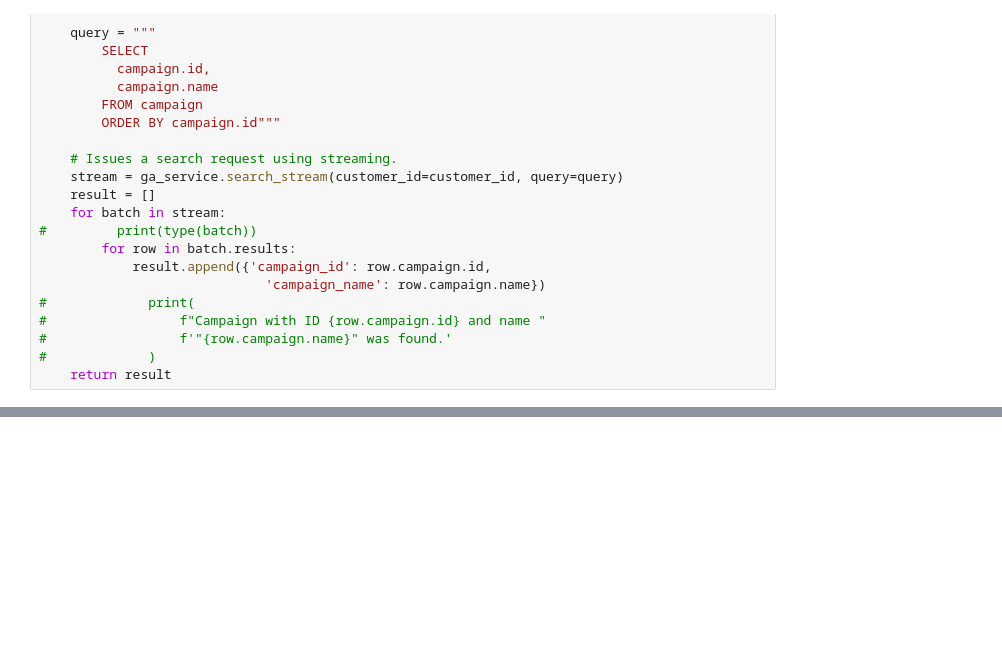
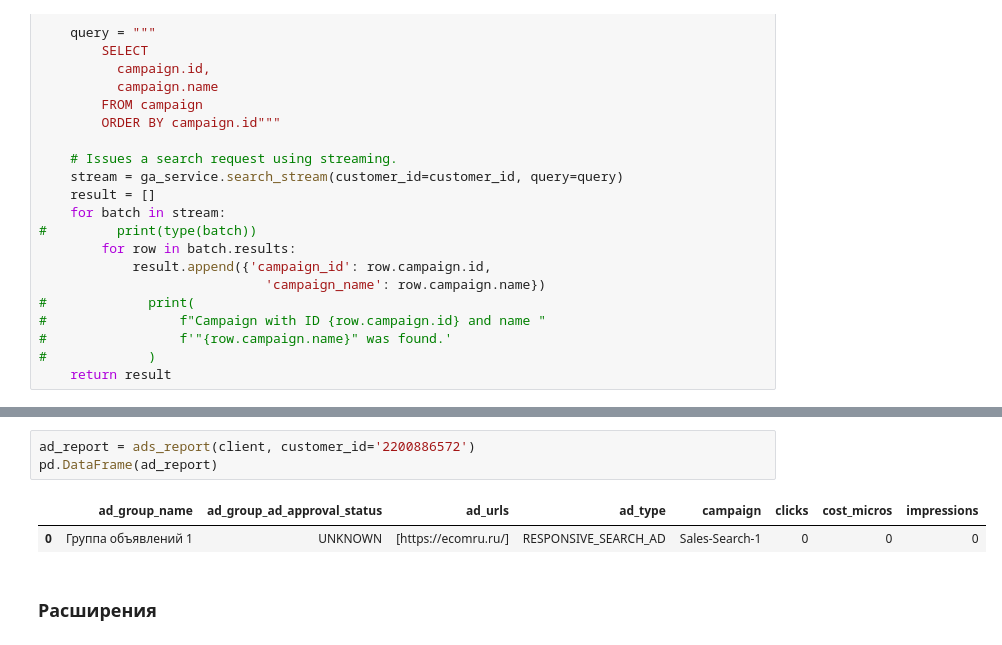
Before and after one commit to FED32/google_ads_api, a Jupyter notebook: first_tests.ipynb, the cells around one changed output, grey strips where cells are left out. Saved outputs shown, nothing was run; the diff lists cells and outputs as text; blank space fills up the shorter version.

```diff
--- a/first_tests.ipynb
+++ b/first_tests.ipynb
@@ -146,0 +304,8 @@ pd.DataFrame(report)
+# %%
+ad_report = ads_report(client, customer_id='2200886572')
+pd.DataFrame(ad_report)
+# %% [output]
+|  | ad_group_name | ad_group_ad_approval_status | ad_urls | ad_type | campaign | clicks | cost_micros | impressions |
+| 0 | Группа объявлений 1 | UNKNOWN | [https://ecomru.ru/] | RESPONSIVE_SEARCH_AD | Sales-Search-1 | 0 | 0 | 0 |
+# %% [markdown]
+### Расширения
```
Also changed, not shown: parts of 22 cells of this notebook.
